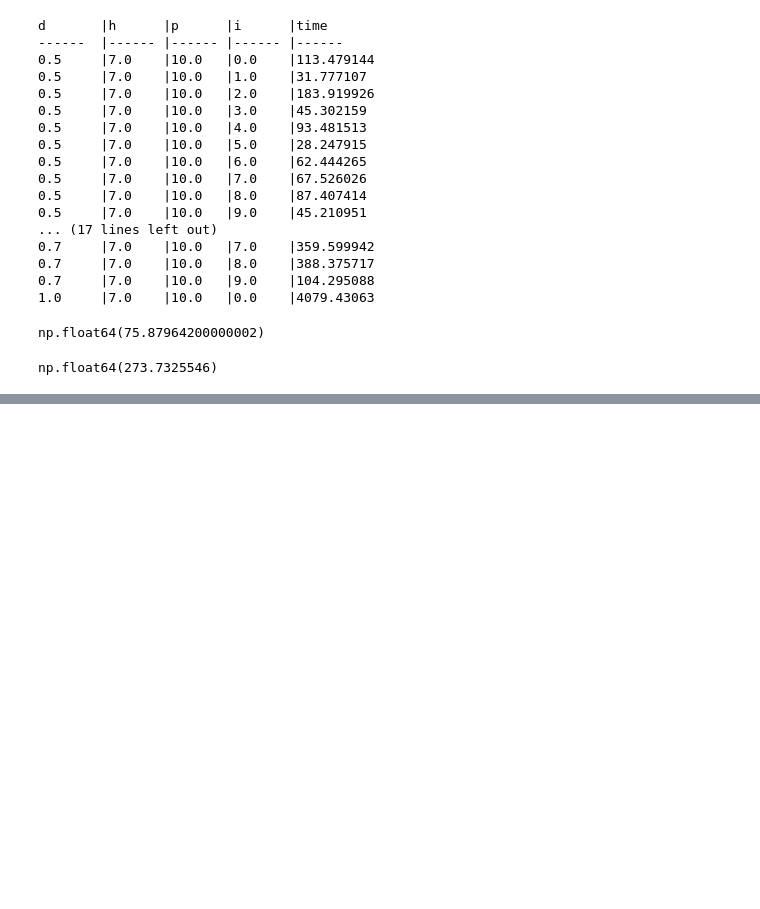
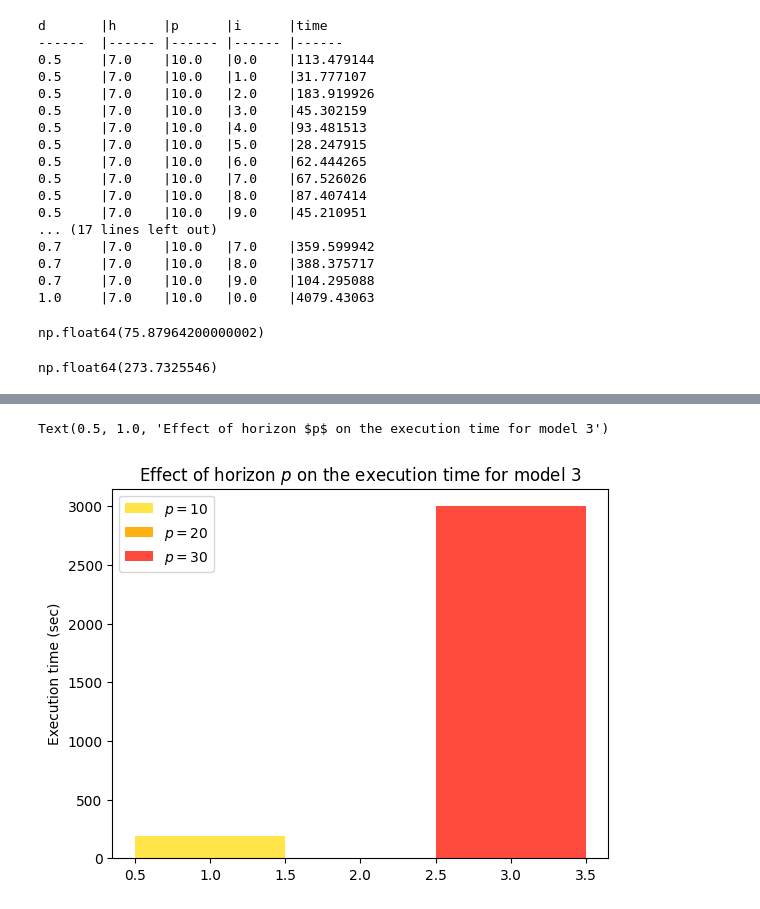
Before and after one commit to Mr-MT1234/projet_optimisation_s8, a Jupyter notebook: visualisations_soutenance.ipynb, the cells around one changed output, grey strips where cells are left out. Drawn from its saved outputs; the diff is of its cells as text; code cells hidden in the pictures; blank space fills up the shorter version.

```diff
--- a/visualisations_soutenance.ipynb
+++ b/visualisations_soutenance.ipynb
@@ -229,0 +279,26 @@ np.float64(273.7325546)
+# %%
+avg_times = []
+
+density5 = columns['density'] == 1
+calc_times: np.ndarray = columns['reduced_calc_time (s)'][density5]
+planes = columns['planes'][density5]
+
+for p in [10,20,30]:
+    by_planes = planes == p
+    not_inf = np.isfinite(calc_times)
+    not_nan = ~np.isnan(calc_times)
+    avg_times.append(calc_times[np.logical_and(by_planes,not_inf, not_nan)].mean())
+
+fig, ax = plt.subplots()
+
+avg_times[-1] = (3000)
+
+ax.bar([1], avg_times[::3], 1, color='#FFE548')
+ax.bar([2], avg_times[1::3], 1, color='#FFB20F')
+ax.bar([3], avg_times[2::3], 1, color='#FF4B3E')
+ax.legend(['$p=10$', '$p=20$', '$p=30$'])
+ax.set_ylabel('Execution time (sec)')
+ax.set_title("Effect of horizon $p$ on the execution time for model 3")
+# %% [output]
+Text(0.5, 1.0, 'Effect of horizon $p$ on the execution time for model 3')
+[figure, added]
```
Also changed, not shown: parts of 4 cells of this notebook, 28 other files.
